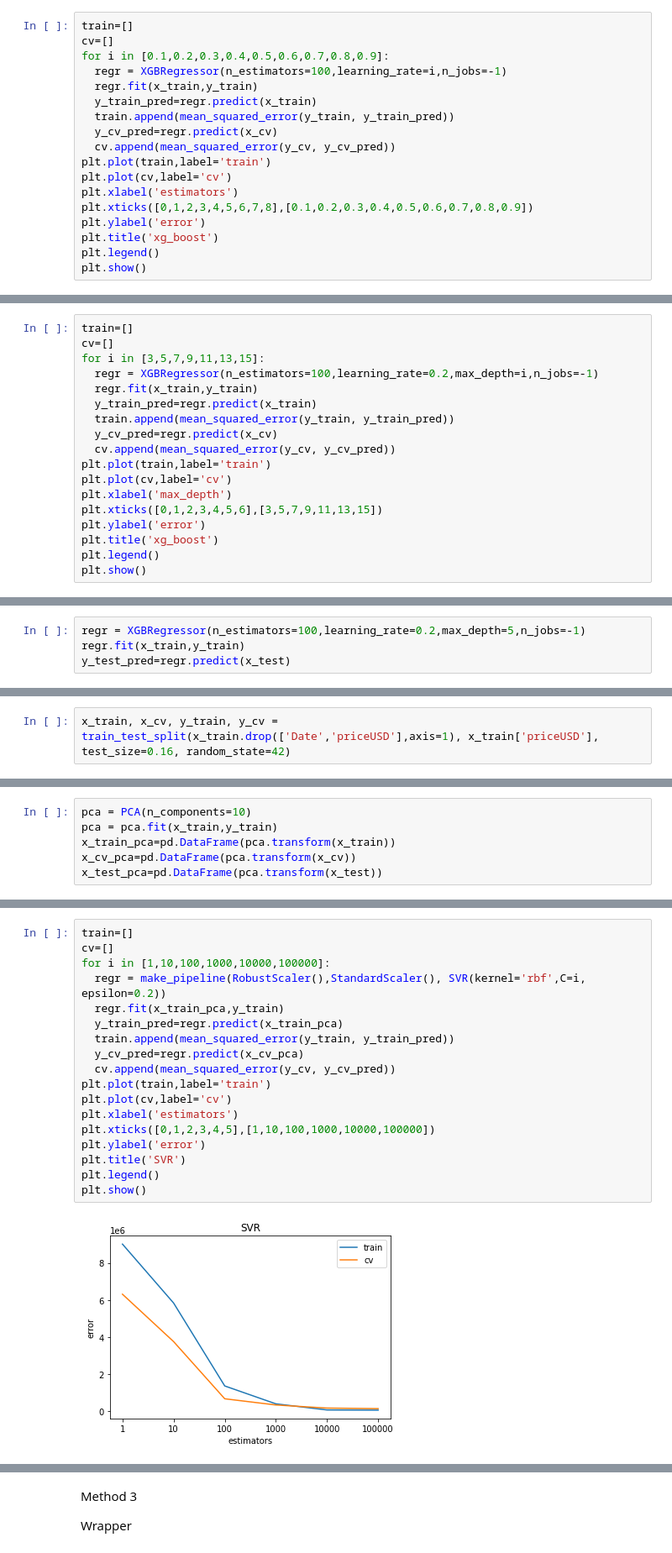
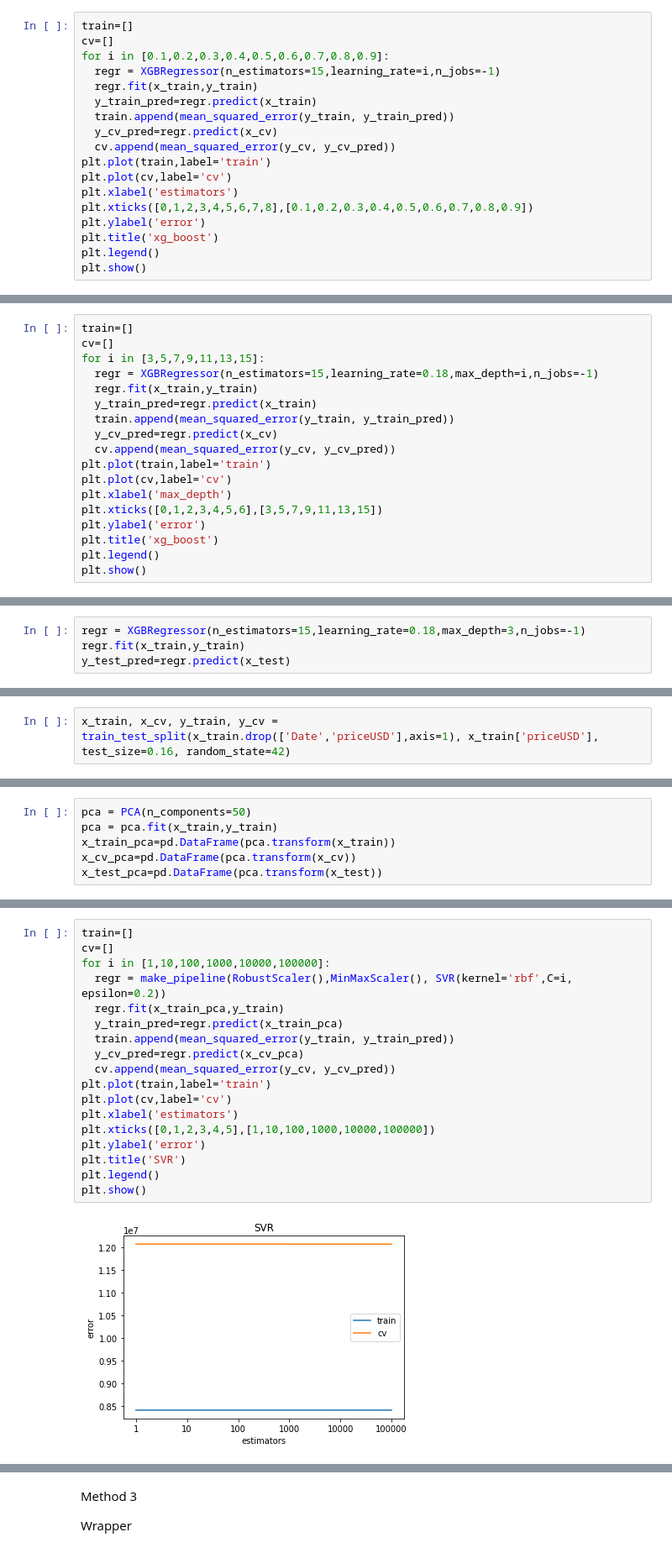
Before and after one commit to skillnerve/DataScience-Projects, a Jupyter notebook: BTC.ipynb, the cells around one changed output, grey strips where cells are left out. Shown at 84% size. Cells and saved outputs as stored; diff of their text form.

```diff
--- a/BTC.ipynb
+++ b/BTC.ipynb
@@ -413,7 +595,7 @@ plt.show()
 train=[]
 cv=[]
 for i in [0.1,0.2,0.3,0.4,0.5,0.6,0.7,0.8,0.9]:
-  regr = XGBRegressor(n_estimators=100,learning_rate=i,n_jobs=-1)
+  regr = XGBRegressor(n_estimators=15,learning_rate=i,n_jobs=-1)
   regr.fit(x_train,y_train)
   y_train_pred=regr.predict(x_train)
   train.append(mean_squared_error(y_train, y_train_pred))
@@ -442,7 +624,7 @@ plt.show()
 train=[]
 cv=[]
 for i in [3,5,7,9,11,13,15]:
-  regr = XGBRegressor(n_estimators=100,learning_rate=0.2,max_depth=i,n_jobs=-1)
+  regr = XGBRegressor(n_estimators=15,learning_rate=0.18,max_depth=i,n_jobs=-1)
   regr.fit(x_train,y_train)
   y_train_pred=regr.predict(x_train)
   train.append(mean_squared_error(y_train, y_train_pred))
@@ -468,5 +650,5 @@ plt.show()
 # %%
-regr = XGBRegressor(n_estimators=100,learning_rate=0.2,max_depth=5,n_jobs=-1)
+regr = XGBRegressor(n_estimators=15,learning_rate=0.18,max_depth=3,n_jobs=-1)
 regr.fit(x_train,y_train)
 y_test_pred=regr.predict(x_test)
 # %% [output]
@@ -530,5 +712,5 @@ for i in [10,30,50,70,100]:
 # %%
-pca = PCA(n_components=10)
+pca = PCA(n_components=50)
 pca = pca.fit(x_train,y_train)
 x_train_pca=pd.DataFrame(pca.transform(x_train))
 x_cv_pca=pd.DataFrame(pca.transform(x_cv))
@@ -545,23 +727,23 @@ x_train_pca.head()
 # %%
 train=[]
 cv=[]
 for i in [1,10,100,1000,10000,100000]:
-  regr = make_pipeline(RobustScaler(),StandardScaler(), SVR(kernel='rbf',C=i, epsilon=0.2))
+  regr = make_pipeline(RobustScaler(),MinMaxScaler(), SVR(kernel='rbf',C=i, epsilon=0.2))
   regr.fit(x_train_pca,y_train)
   y_train_pred=regr.predict(x_train_pca)
   train.append(mean_squared_error(y_train, y_train_pred))
   y_cv_pred=regr.predict(x_cv_pca)
   cv.append(mean_squared_error(y_cv, y_cv_pred))
 plt.plot(train,label='train')
 plt.plot(cv,label='cv')
 plt.xlabel('estimators')
 plt.xticks([0,1,2,3,4,5],[1,10,100,1000,10000,100000])
 plt.ylabel('error')
 plt.title('SVR')
 plt.legend()
 plt.show()
 # %% [output]
-[figure, old version]
+[figure, new version]
 # %%
 train=[]
 cv=[]
```
Also changed, not shown: parts of 142 cells of this notebook.
